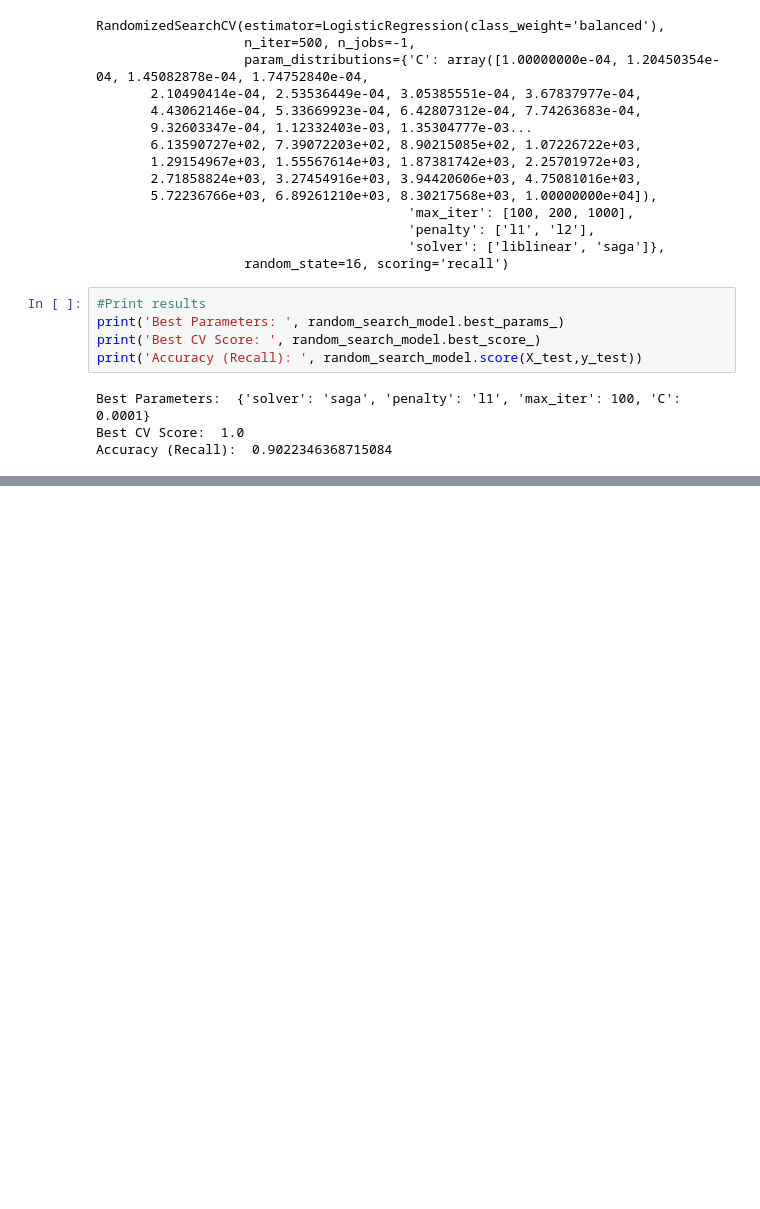
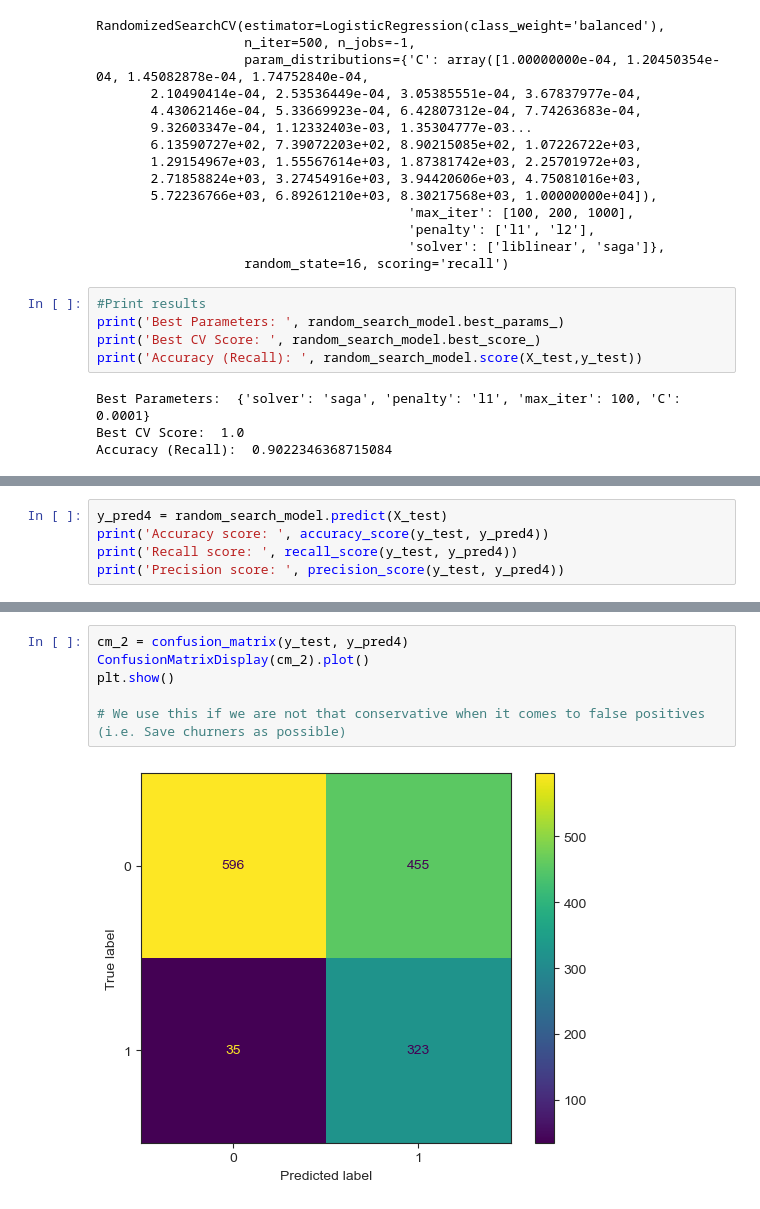
Before and after one commit to Rem-Josshua/customer_churn_analysis, a Jupyter notebook: customer_churn_analysis/logisctic_regression2.ipynb, the cells around one changed output, grey strips where cells are left out. Saved outputs shown, nothing was run; the diff lists cells and outputs as text; blank space fills up the shorter version.

Commit message:
added new model for logistic_regression2 and draft for random_forest2

```diff
--- a/customer_churn_analysis/logisctic_regression2.ipynb
+++ b/customer_churn_analysis/logisctic_regression2.ipynb
@@ -474,0 +508,5 @@ plt.show()
+# %%
+y_pred4 = random_search_model.predict(X_test)
+print('Accuracy score: ', accuracy_score(y_test, y_pred4))
+print('Recall score: ', recall_score(y_test, y_pred4))
+print('Precision score: ', precision_score(y_test, y_pred4))
@@ -474,0 +530,8 @@ plt.show()
+# %%
+cm_2 = confusion_matrix(y_test, y_pred4)
+ConfusionMatrixDisplay(cm_2).plot()
+plt.show()
+
+# We use this if we are not that conservative when it comes to false positives (i.e. Save churners as possible)
+# %% [output]
+[figure, added]
```
Also changed, not shown: parts of 10 cells of this notebook, 1 other file.
